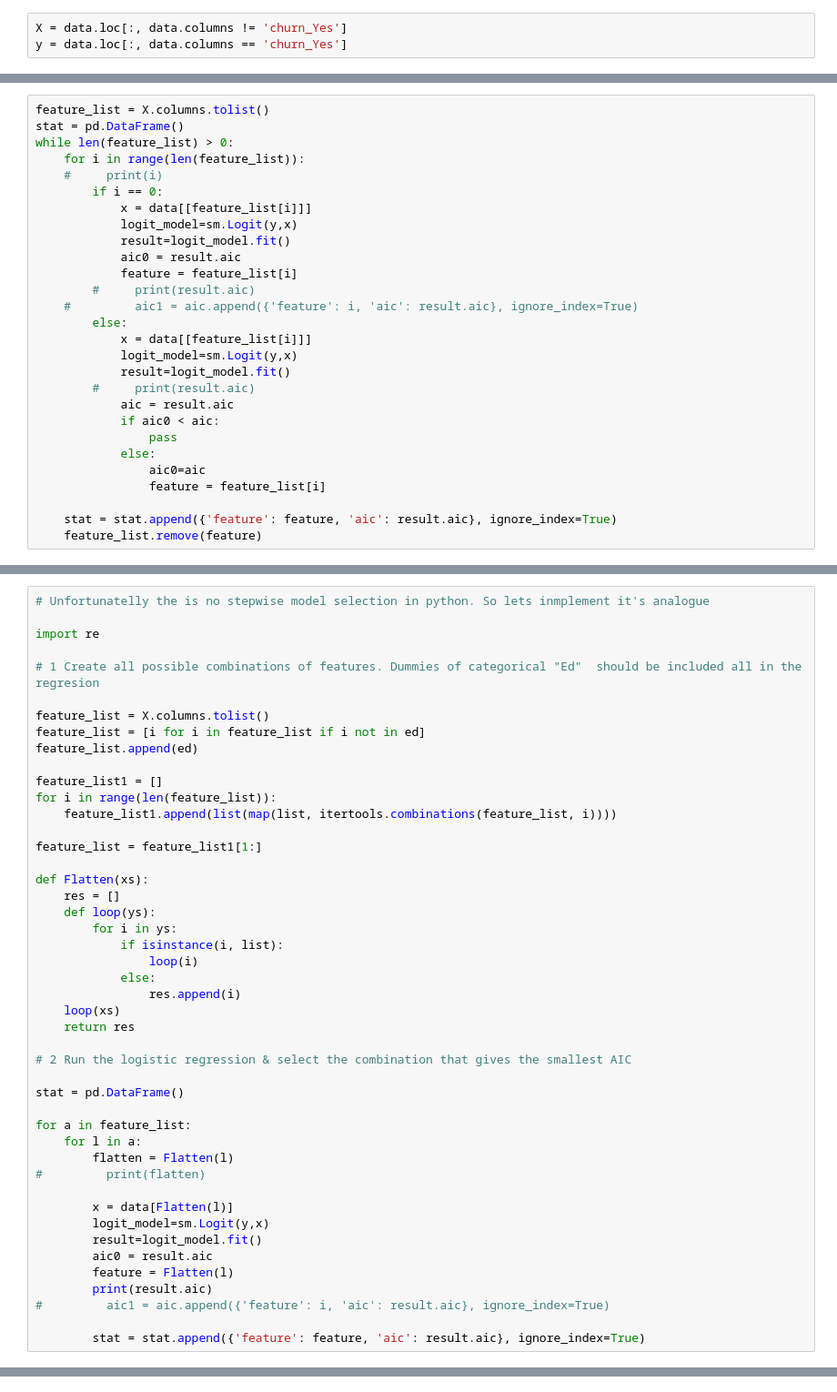
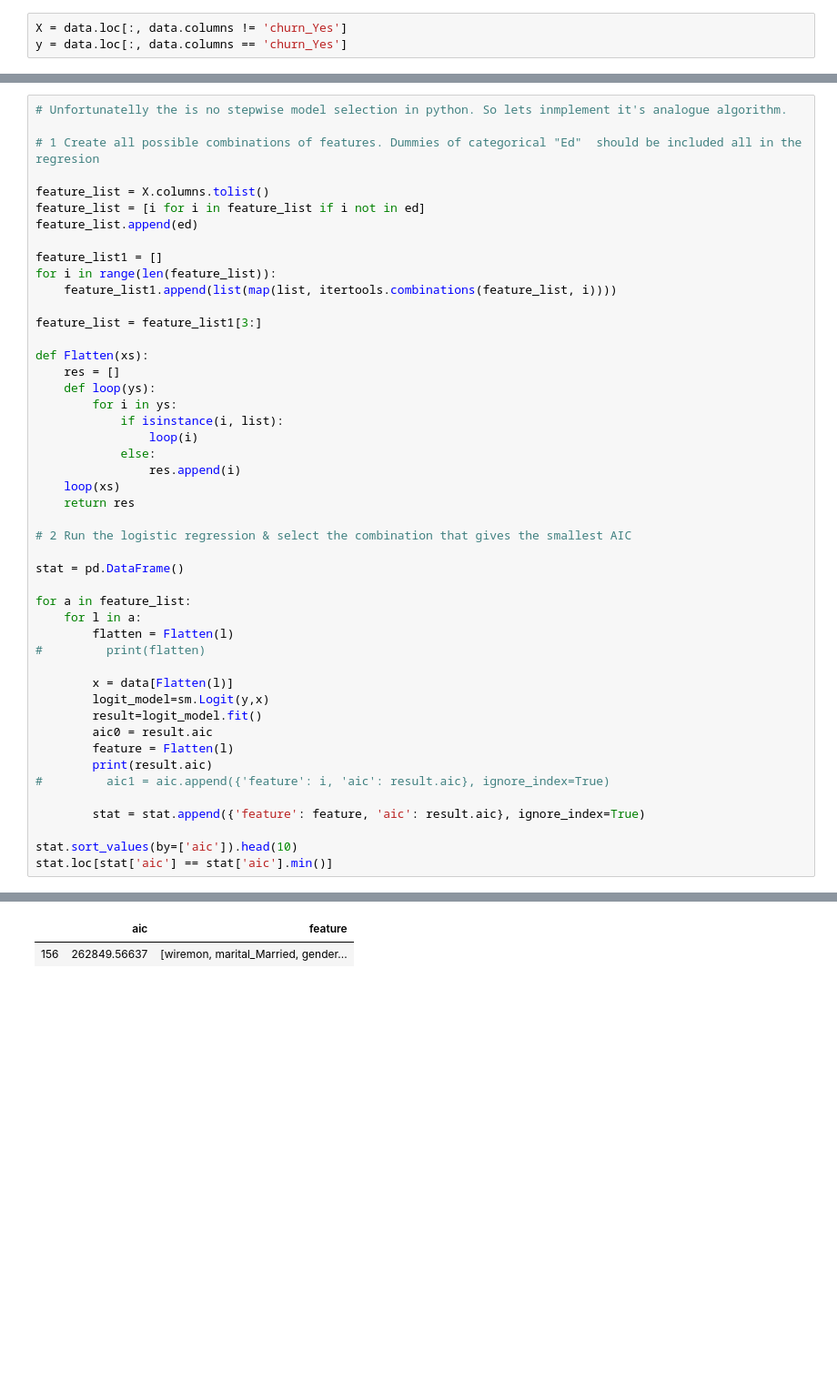
Before and after one commit to nrrud20/stat, a Jupyter notebook: HW4_draft_2.1.ipynb, the cells around one changed output, grey strips where cells are left out. Shown: that part at 91% size. Drawn from its saved outputs; the diff is of its cells as text; blank space fills up the shorter version.

```diff
--- a/HW4_draft_2.1.ipynb
+++ b/HW4_draft_2.1.ipynb
@@ -381,28 +360,0 @@ feature_list1 = feature_list
-# %%
-feature_list = X.columns.tolist()
-stat = pd.DataFrame()
-while len(feature_list) > 0:
-    for i in range(len(feature_list)):
-    #     print(i)
-        if i == 0:
-            x = data[[feature_list[i]]]
-            logit_model=sm.Logit(y,x)
-            result=logit_model.fit()
-            aic0 = result.aic
-            feature = feature_list[i]
-        #     print(result.aic)
-    #         aic1 = aic.append({'feature': i, 'aic': result.aic}, ignore_index=True)
-        else:
-            x = data[[feature_list[i]]]
-            logit_model=sm.Logit(y,x)
-            result=logit_model.fit()
-        #     print(result.aic)
-            aic = result.aic
-            if aic0 < aic:
-                pass
-            else:
-                aic0=aic
-                feature = feature_list[i]
-
-    stat = stat.append({'feature': feature, 'aic': result.aic}, ignore_index=True)
-    feature_list.remove(feature)
@@ -462,7 +372,5 @@ naive_grouper(feature_list, 2)
 # %%
-# Unfortunatelly the is no stepwise model selection in python. So lets inmplement it's analogue
-
-import re
+# Unfortunatelly the is no stepwise model selection in python. So lets inmplement it's analogue algorithm.
 
 # 1 Create all possible combinations of features. Dummies of categorical "Ed"  should be included all in the regresion
 
@@ -474,7 +382,7 @@ feature_list1 = []
 for i in range(len(feature_list)):
     feature_list1.append(list(map(list, itertools.combinations(feature_list, i))))
 
-feature_list = feature_list1[1:]
+feature_list = feature_list1[3:]
 
 def Flatten(xs):
     res = []
@@ -505,4 +413,7 @@ for a in feature_list:
 #         aic1 = aic.append({'feature': i, 'aic': result.aic}, ignore_index=True)
 
         stat = stat.append({'feature': feature, 'aic': result.aic}, ignore_index=True)
+
+stat.sort_values(by=['aic']).head(10)
+stat.loc[stat['aic'] == stat['aic'].min()]
 # %% [output]
@@ -522,4 +433,6 @@ inf
 Optimization terminated successfully.
          Current function value: inf
          Iterations 7
 inf
+|  | aic | feature |
+| 156 | 262849.56637 | [wiremon, marital_Married, gender... |
```
Also changed, not shown: parts of 23 cells of this notebook.
